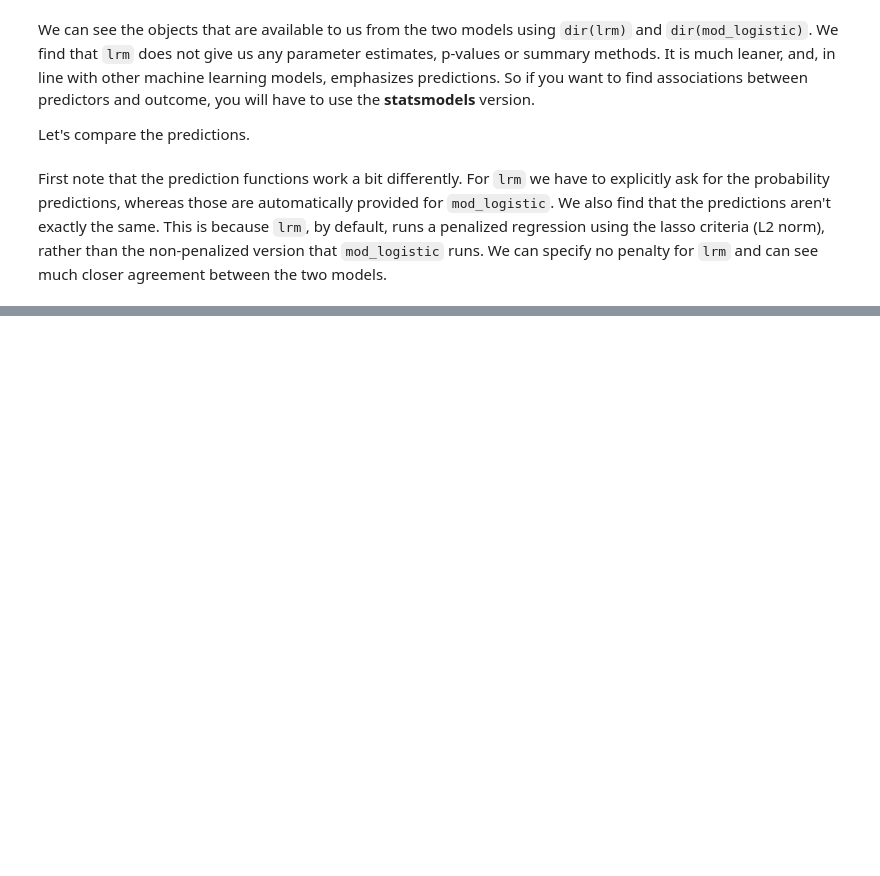
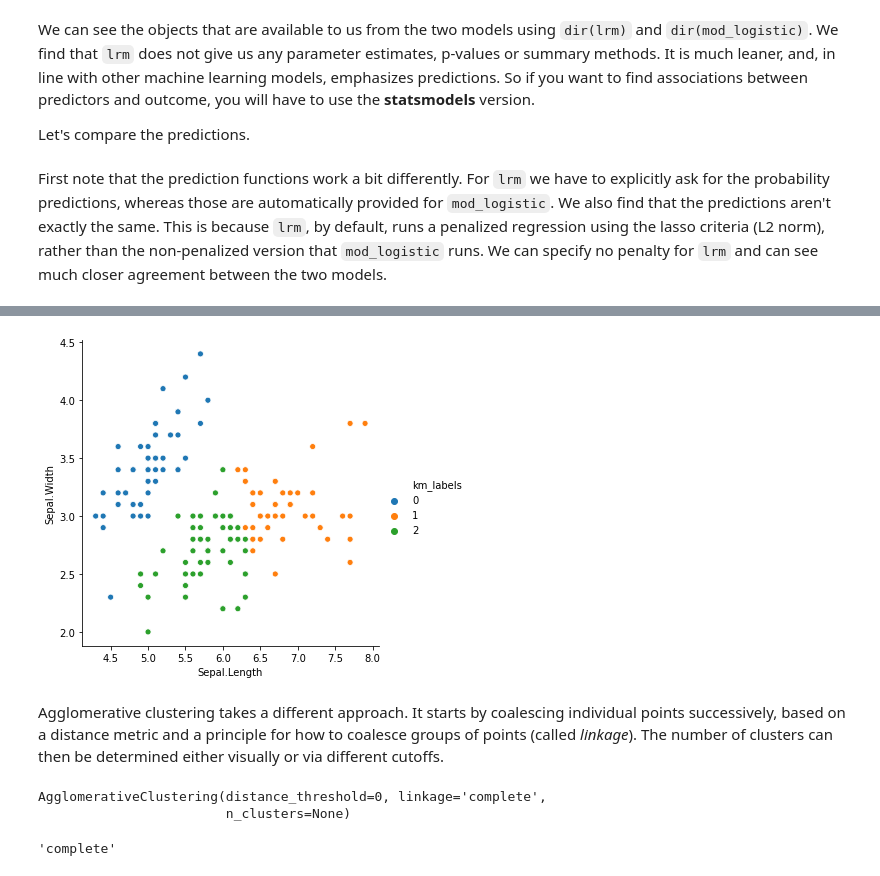
Before and after one commit to DistrictDataLabs/Brookings_Python_DS, a Jupyter notebook: 05_python_learning.ipynb, the cells around one changed output, grey strips where cells are left out. Saved outputs shown, nothing was run; the diff lists cells and outputs as text; code cells hidden in the pictures; blank space fills up the shorter version.

```diff
--- a/05_python_learning.ipynb
+++ b/05_python_learning.ipynb
@@ -396,0 +536,3 @@ plt.show()
+# %%
+km = KMeans(n_clusters = 3)
+km.fit(iris[['Sepal.Length','Sepal.Width']]);
@@ -396,0 +549,22 @@ plt.show()
+# %%
+iris['km_labels'] = km.labels_
+iris['km_labels'] = iris.km_labels.astype('category')
+
+sns.relplot(data=iris, x = 'Sepal.Length', y = 'Sepal.Width',
+           hue = 'km_labels');
+# %% [output]
+[figure, added]
+# %% [markdown]
+Agglomerative clustering takes a different approach. It starts by coalescing individual points successively, based on a distance metric and a principle for how to coalesce groups of points (called _linkage_). The number of clusters can then be determined either visually or via different cutoffs.
+# %%
+hc = AgglomerativeClustering(distance_threshold=0, n_clusters=None,
+                             linkage='complete')
+
+hc.fit(iris[['Sepal.Length','Sepal.Width']])
+# %% [output]
+AgglomerativeClustering(distance_threshold=0, linkage='complete',
+                        n_clusters=None)
+# %%
+hc.linkage
+# %% [output]
+'complete'
```
Also changed, not shown: parts of 31 cells of this notebook, 1 other file.
